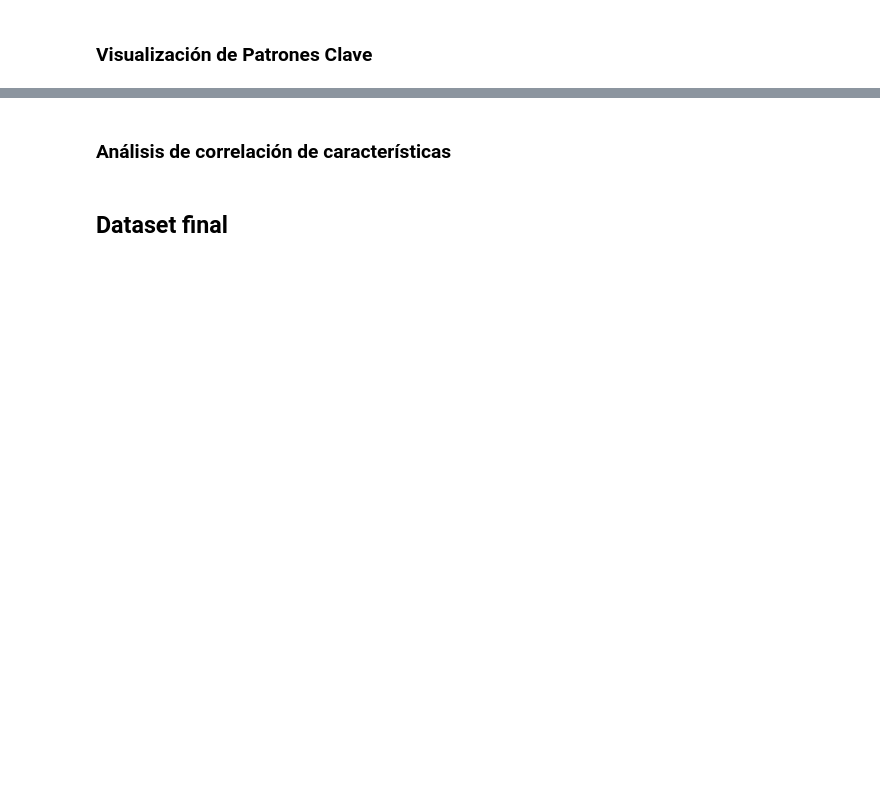
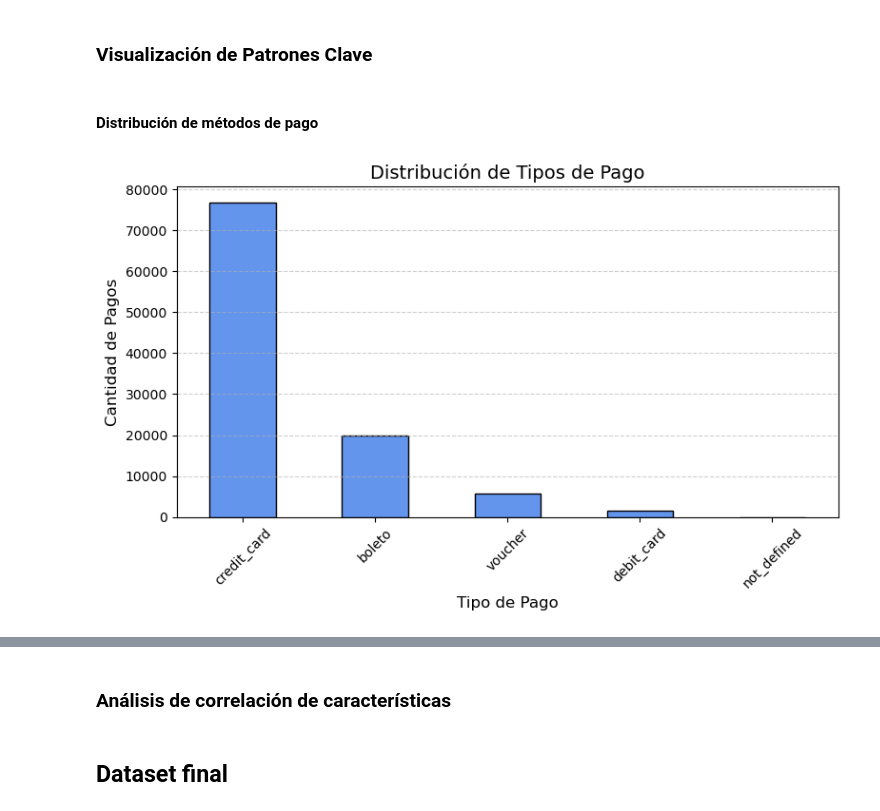
Before and after one commit to paulabaal12/PROY3-DM, a Jupyter notebook: main.ipynb, the cells around one changed output, grey strips where cells are left out. Cells and saved outputs as stored; diff of their text form; code cells hidden in the pictures; blank space fills up the shorter version.

```diff
--- a/main.ipynb
+++ b/main.ipynb
@@ -144,0 +259,14 @@ Estos *joins* permitirán consolidar información relevante de clientes, pedidos
+# %% [markdown]
+#### **Distribución de métodos de pago**
+# %%
+# Tipos de Pago
+order_payments_df['payment_type'].value_counts().plot(kind='bar', color='cornflowerblue', edgecolor='black', figsize=(8,5))
+plt.title('Distribución de Métodos de Pago', fontsize=14)
+plt.xlabel('Tipo de Pago', fontsize=12)
+plt.ylabel('Cantidad de Pagos', fontsize=12)
+plt.xticks(rotation=45)
+plt.grid(axis='y', linestyle='--', alpha=0.6)
+plt.tight_layout()
+plt.show()
+# %% [output]
+[figure, added]
```
Also changed, not shown: parts of 17 cells of this notebook.
